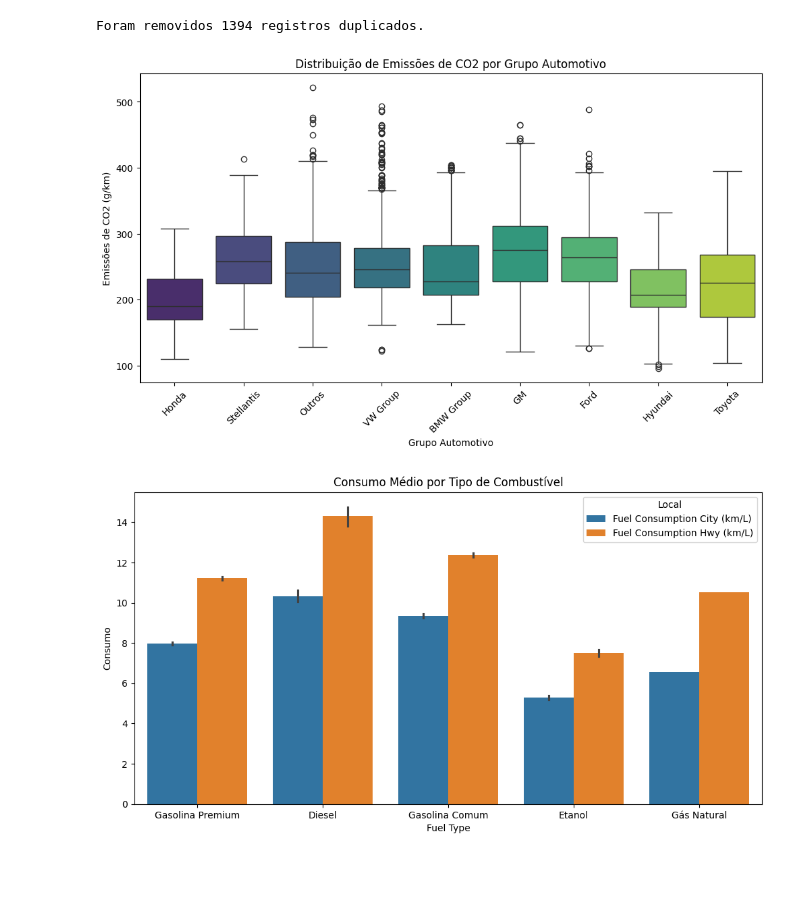
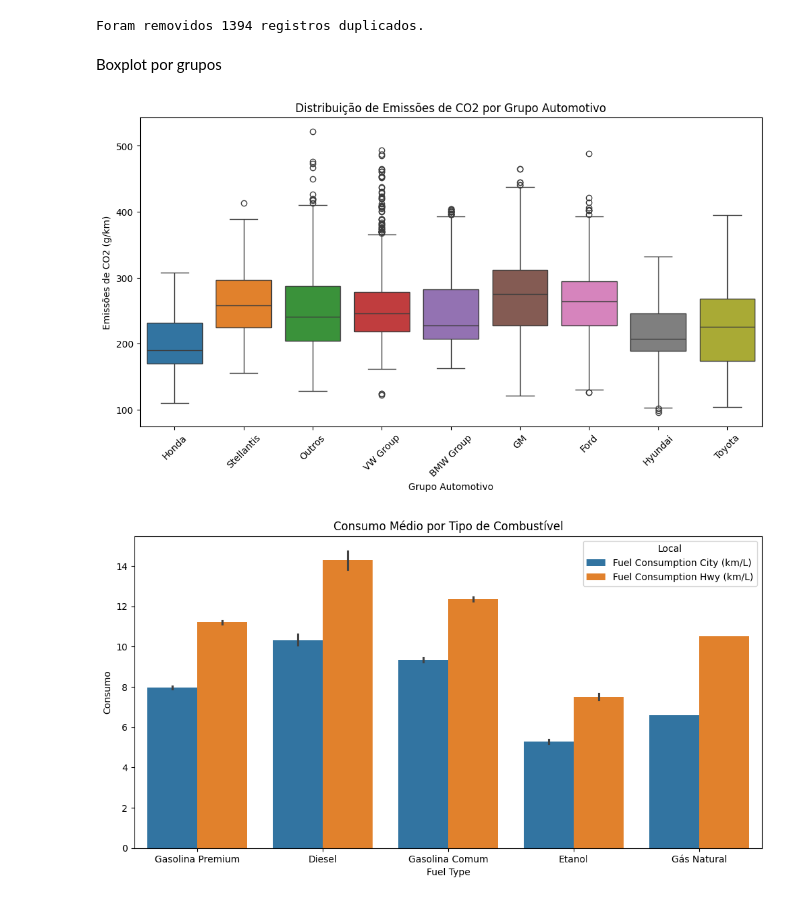
Before and after one commit to vitor-laudares/Trabalho-Final-Py_Stellantis, a Jupyter notebook: trabalho_final_py_stellantis.ipynb, the cells around one changed output. Drawn from its saved outputs; the diff is of its cells as text; code cells hidden in the pictures; blank space fills up the shorter version.

Commit message:
20260310 - Ajuste nas visualizações, e melhoria no cabeçalho

```diff
--- a/trabalho_final_py_stellantis.ipynb
+++ b/trabalho_final_py_stellantis.ipynb
@@ -134,6 +140,8 @@ honda_marcas = ['HONDA', 'ACURA']
 data['Model'] = data['Model'].str.upper().str.strip()
 # %% [output]
 Foram removidos 1394 registros duplicados.
+# %% [markdown]
+Boxplot por grupos
 # %%
 # Cria uma lista vazia, e um for que percorre a coluna de marcas
 # Essa lista é preenchida conforme o grupo automotivo dos carros
@@ -150,35 +158,34 @@ for marca in data['Make']:
     elif marca in hyundai_marcas:
         lista_de_grupos.append('Hyundai')
     elif marca in bmw_marcas:
         lista_de_grupos.append('BMW Group')
     elif marca in ford_marcas:
         lista_de_grupos.append('Ford')
     elif marca in honda_marcas:
         lista_de_grupos.append('Honda')
     else:
         lista_de_grupos.append('Outros')
 
 # Cria uma coluna no dataframe, com o grupo automotivo de cada carro
 data['Grupo'] = lista_de_grupos
 
 # Inicia a plotagem de vários boxplots
 plt.figure(figsize=(12, 6))
 sns.boxplot(
     x='Grupo',
     y='CO2 Emissions(g/km)',
     data=data,
-    palette='viridis',
     hue='Grupo',
     legend=False
 )
 
 plt.title('Distribuição de Emissões de CO2 por Grupo Automotivo')
 plt.xticks(rotation=45)
 plt.xlabel('Grupo Automotivo')
 plt.ylabel('Emissões de CO2 (g/km)')
 plt.show()
 # %% [output]
-[figure, old version]
+[figure, new version]
 # %%
 # Pega as colunas de consumo e empilhar uma embaixo da outra
 data_plot = data.melt(id_vars='Fuel Type',
```
Also changed, not shown: parts of 5 cells of this notebook.
